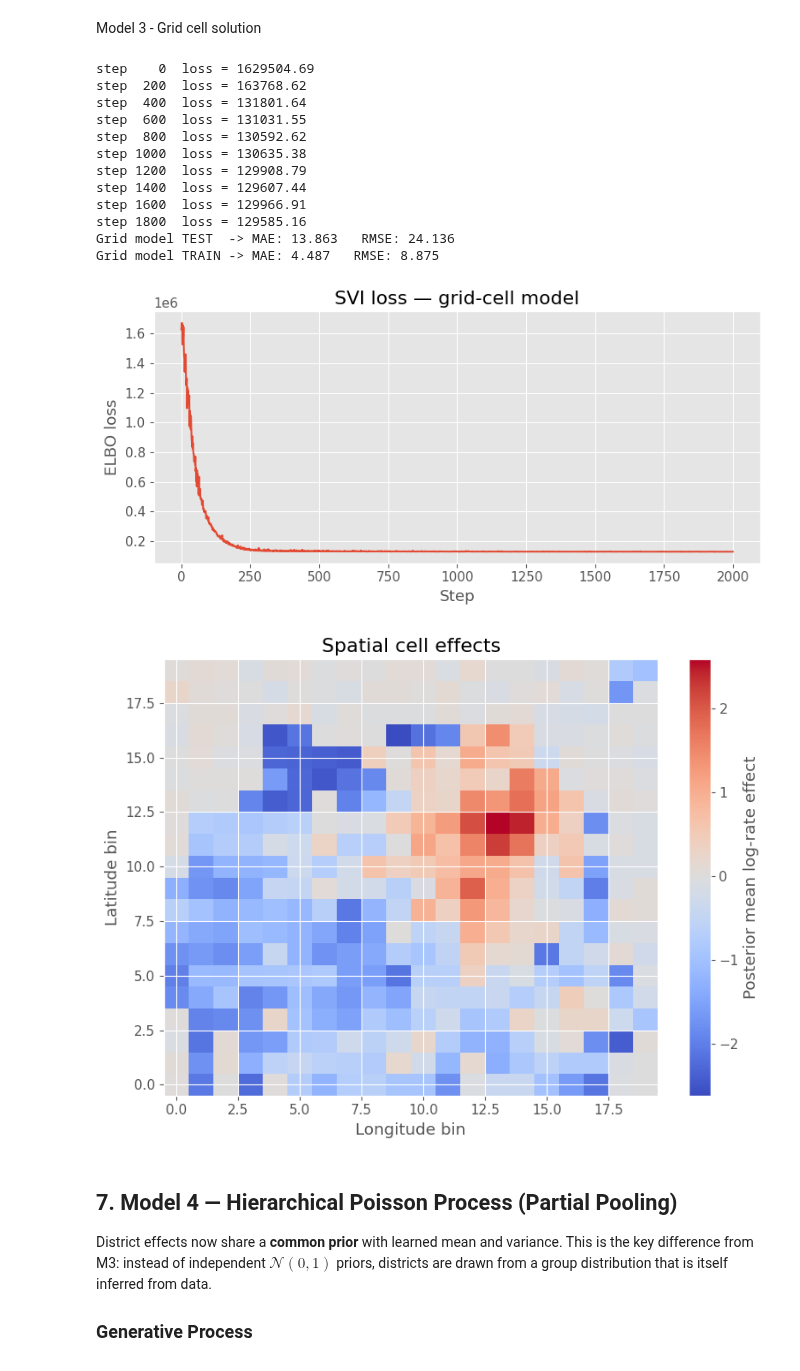
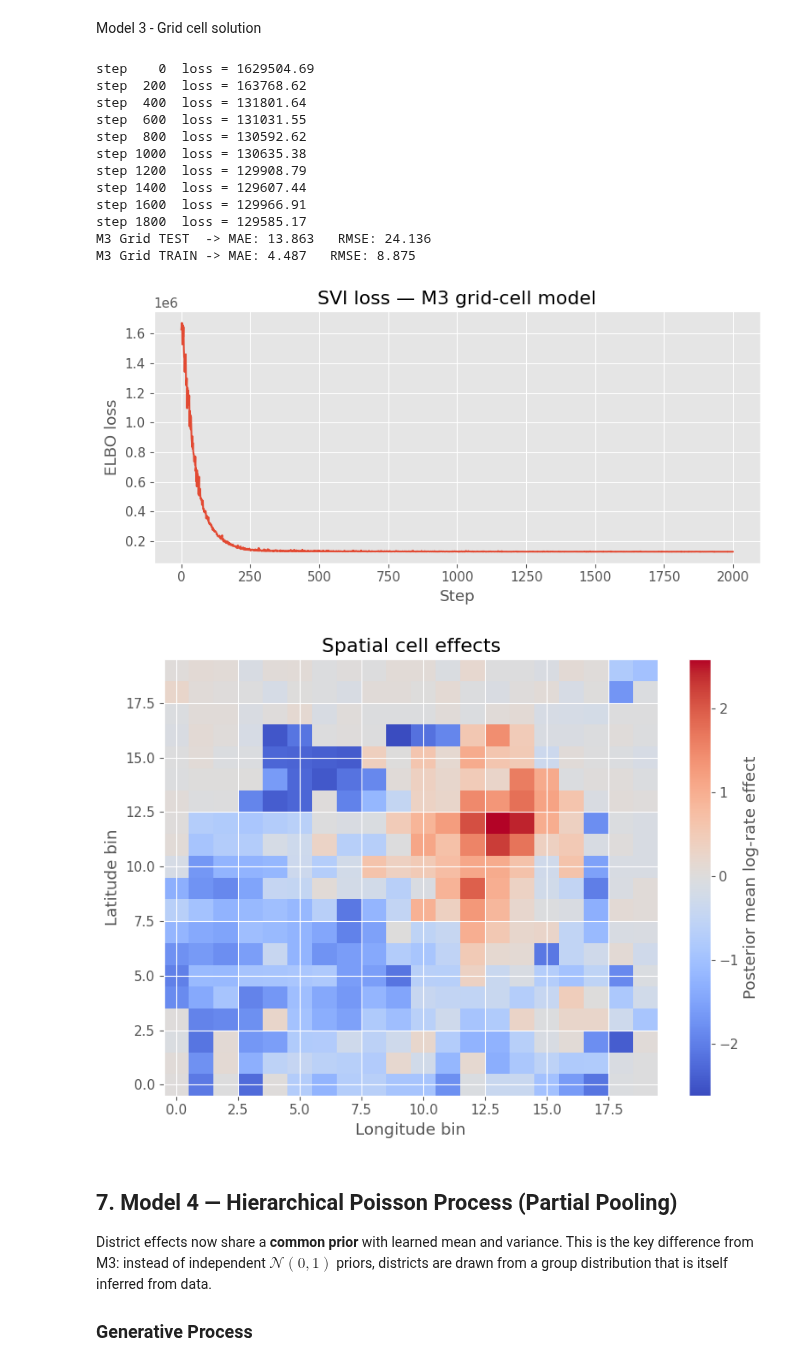
Before and after one commit to bodvarsdottirkristin/model-based, a Jupyter notebook: src/models/models_kb.ipynb, the cells around one changed output. Saved outputs shown, nothing was run; the diff lists cells and outputs as text; code cells hidden in the pictures.

```diff
--- a/src/models/models_kb.ipynb
+++ b/src/models/models_kb.ipynb
@@ -616,13 +623,13 @@ vsgp = gp.models.VariationalSparseGP(
 optimizer = torch.optim.Adam(vsgp.parameters(), lr=0.01)
 loss_fn = TraceMeanField_ELBO().differentiable_loss
 
-losses = []
+losses_gp = []
 for step in range(2000):
     optimizer.zero_grad()
     loss = loss_fn(vsgp.model, vsgp.guide)
     loss.backward()
     optimizer.step()
-    losses.append(loss.item())
+    losses_gp.append(loss.item())
     if step % 200 == 0:
         print(
             f"gp step {step:4d} | loss={loss.item():.3f} | "
@@ -650,17 +657,17 @@ def metrics(y_true, y_pred):
     rmse = np.sqrt(np.mean((y_true - y_pred) ** 2))
     return mae, rmse
 
-mae_tr, rmse_tr = metrics(y_tr.numpy(), y_pred_tr)
-mae_te, rmse_te = metrics(y_te.numpy(), y_pred_te)
+mae_gp_tr, rmse_gp_tr = metrics(y_tr.numpy(), y_pred_tr)
+mae_gp, rmse_gp = metrics(y_te.numpy(), y_pred_te)
 
-print(f"Train -> MAE: {mae_tr:.3f}, RMSE: {rmse_tr:.3f}")
-print(f"Test  -> MAE: {mae_te:.3f}, RMSE: {rmse_te:.3f}")
+print(f"GP Train -> MAE: {mae_gp_tr:.3f}, RMSE: {rmse_gp_tr:.3f}")
+print(f"GP Test  -> MAE: {mae_gp:.3f}, RMSE: {rmse_gp:.3f}")
 
 # =========================================================
 # 8. LOSS PLOT
 # =========================================================
 plt.figure(figsize=(8, 4))
-plt.plot(losses)
+plt.plot(losses_gp)
 plt.title("Sparse Poisson GP training loss")
 plt.xlabel("Step")
 plt.ylabel("ELBO loss")
@@ -845,11 +852,11 @@ guide_grid = AutoNormal(model_grid)
 optimizer = optim.Adam({"lr": 0.01})
 svi = SVI(model_grid, guide_grid, optimizer, loss=Trace_ELBO())
 
-losses = []
+losses_grid = []
 n_steps = 2000
 for step in range(n_steps):
     loss = svi.step(hour_tr, dow_tr, cell_tr, N_CELLS, counts_tr)
-    losses.append(loss)
+    losses_grid.append(loss)
     if step % 200 == 0:
         print(f"step {step:4d}  loss = {loss:.2f}")
 
@@ -859,21 +866,21 @@ for step in range(n_steps):
 # 5.1 Test predictions
 pred_test = Predictive(model_grid, guide=guide_grid, num_samples=100, return_sites=['y'])
 pred_y_te = pred_test(hour_te, dow_te, cell_te, N_CELLS)['y'].float().mean(0).detach().cpu().numpy()
-mae_te, rmse_te = metrics(counts_te.numpy(), pred_y_te)
+mae_grid, rmse_grid = metrics(counts_te.numpy(), pred_y_te)
 
-print(f"Grid model TEST  -> MAE: {mae_te:.3f}   RMSE: {rmse_te:.3f}")
+print(f"M3 Grid TEST  -> MAE: {mae_grid:.3f}   RMSE: {rmse_grid:.3f}")
 
 # 5.2 Train predictions
 pred_train = Predictive(model_grid, guide=guide_grid, num_samples=100, return_sites=['y'])
 pred_y_tr = pred_train(hour_tr, dow_tr, cell_tr, N_CELLS)['y'].float().mean(0).detach().cpu().numpy()
-mae_tr, rmse_tr = metrics(counts_tr.numpy(), pred_y_tr)
+mae_grid_tr, rmse_grid_tr = metrics(counts_tr.numpy(), pred_y_tr)
 
-print(f"Grid model TRAIN -> MAE: {mae_tr:.3f}   RMSE: {rmse_tr:.3f}")
+print(f"M3 Grid TRAIN -> MAE: {mae_grid_tr:.3f}   RMSE: {rmse_grid_tr:.3f}")
 
 # 6.1 loss curve
 plt.figure(figsize=(8, 4))
-plt.plot(losses)
-plt.title("SVI loss — grid-cell model")
+plt.plot(losses_grid)
+plt.title("SVI loss — M3 grid-cell model")
 plt.xlabel("Step")
 plt.ylabel("ELBO loss")
 plt.tight_layout()
@@ -884,37 +891,37 @@ grid_mat = np.full((N_LAT_BINS, N_LON_BINS), np.nan)
 
 samp_3 = Predictive(model_grid, guide=guide_grid, num_samples=1000, return_sites=['b_cell'])(
     hour_tr, dow_tr, cell_tr, N_CELLS
 )
 
 bd3 = samp_3['b_cell'].squeeze()
 bd3_mean = bd3.mean(0).detach().numpy()
 for cid in range(N_CELLS):
     r = cid // N_LON_BINS
     c = cid % N_LON_BINS
     grid_mat[r, c] = bd3_mean[cid]
 
 plt.figure(figsize=(8, 6))
 plt.imshow(grid_mat, origin='lower', aspect='auto', cmap='coolwarm')
 plt.colorbar(label='Posterior mean log-rate effect')
 plt.title('Spatial cell effects')
 plt.xlabel('Longitude bin')
 plt.ylabel('Latitude bin')
 plt.tight_layout()
 plt.show()
 # %% [output]
 step    0  loss = 1629504.69
 step  200  loss = 163768.62
 step  400  loss = 131801.64
 step  600  loss = 131031.55
 step  800  loss = 130592.62
 step 1000  loss = 130635.38
 step 1200  loss = 129908.79
 step 1400  loss = 129607.44
 step 1600  loss = 129966.91
-step 1800  loss = 129585.16
-Grid model TEST  -> MAE: 13.863   RMSE: 24.136
-Grid model TRAIN -> MAE: 4.487   RMSE: 8.875
+step 1800  loss = 129585.17
+M3 Grid TEST  -> MAE: 13.863   RMSE: 24.136
+M3 Grid TRAIN -> MAE: 4.487   RMSE: 8.875
-[figure, old version]
+[figure, new version]
 [figure]
 # %% [markdown]
 ## 7. Model 4 — Hierarchical Poisson Process (Partial Pooling)
```
Also changed, not shown: parts of 12 cells of this notebook.
